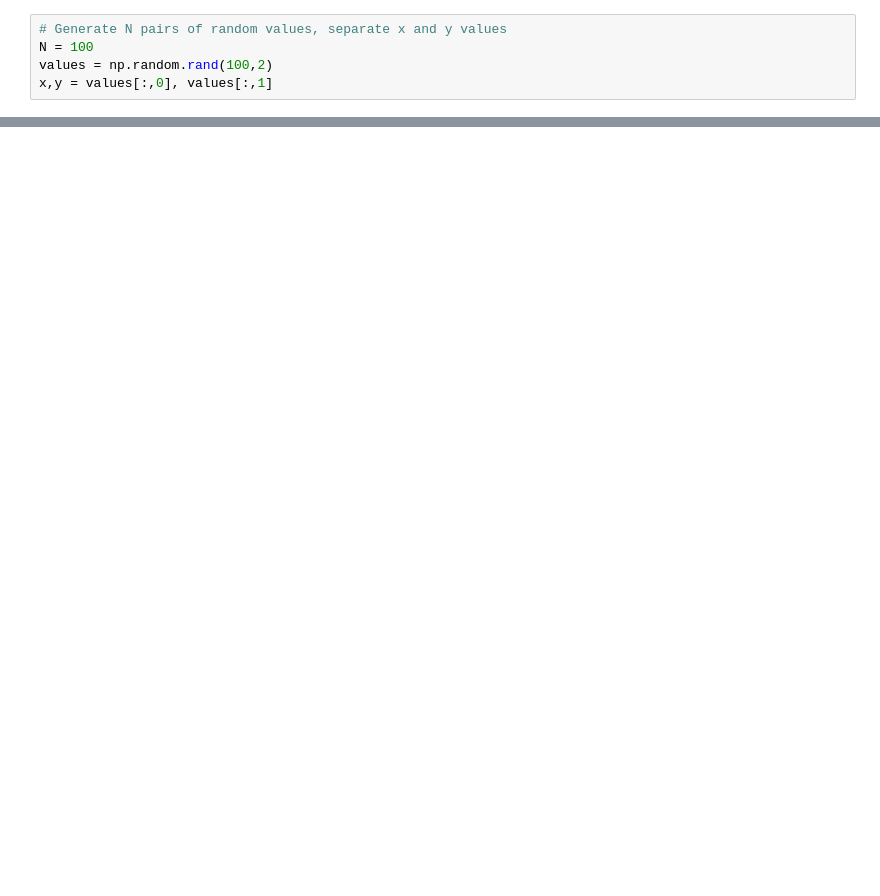
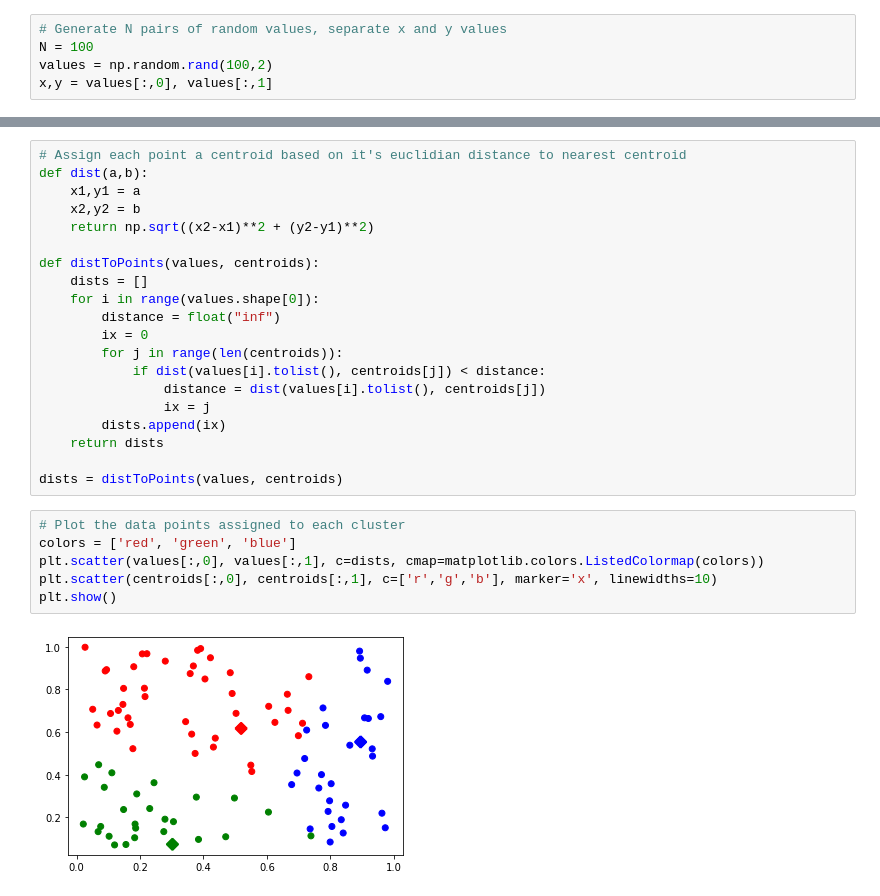
Before and after one commit to samirchowd/funbooks, a Jupyter notebook: kmeans.ipynb, the cells around one changed output, grey strips where cells are left out. Cells and saved outputs as stored; diff of their text form; blank space fills up the shorter version.

```diff
--- a/kmeans.ipynb
+++ b/kmeans.ipynb
@@ -30,0 +33,28 @@ ValueError: x and y must be the same size
+# %%
+# Assign each point a centroid based on it's euclidian distance to nearest centroid
+def dist(a,b):
+    x1,y1 = a
+    x2,y2 = b
+    return np.sqrt((x2-x1)**2 + (y2-y1)**2)
+
+def distToPoints(values, centroids):
+    dists = []
+    for i in range(values.shape[0]):
+        distance = float("inf")
+        ix = 0
+        for j in range(len(centroids)):
+            if dist(values[i].tolist(), centroids[j]) < distance:
+                distance = dist(values[i].tolist(), centroids[j])
+                ix = j
+        dists.append(ix)
+    return dists
+
+dists = distToPoints(values, centroids)
+# %%
+# Plot the data points assigned to each cluster
+colors = ['red', 'green', 'blue']
+plt.scatter(values[:,0], values[:,1], c=dists, cmap=matplotlib.colors.ListedColormap(colors))
+plt.scatter(centroids[:,0], centroids[:,1], c=['r','g','b'], marker='x', linewidths=10)
+plt.show()
+# %% [output]
+[figure, added]
```
Also changed, not shown: parts of 8 cells of this notebook.
